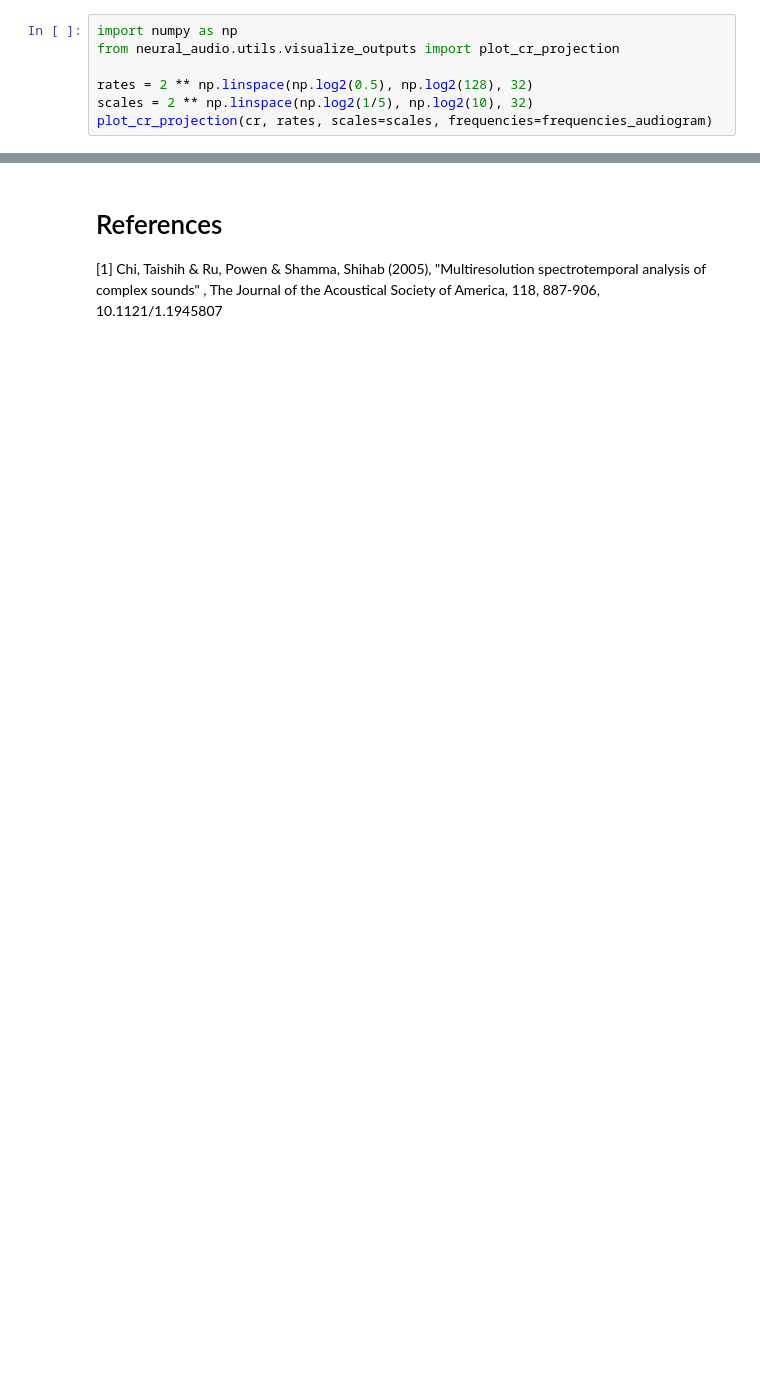
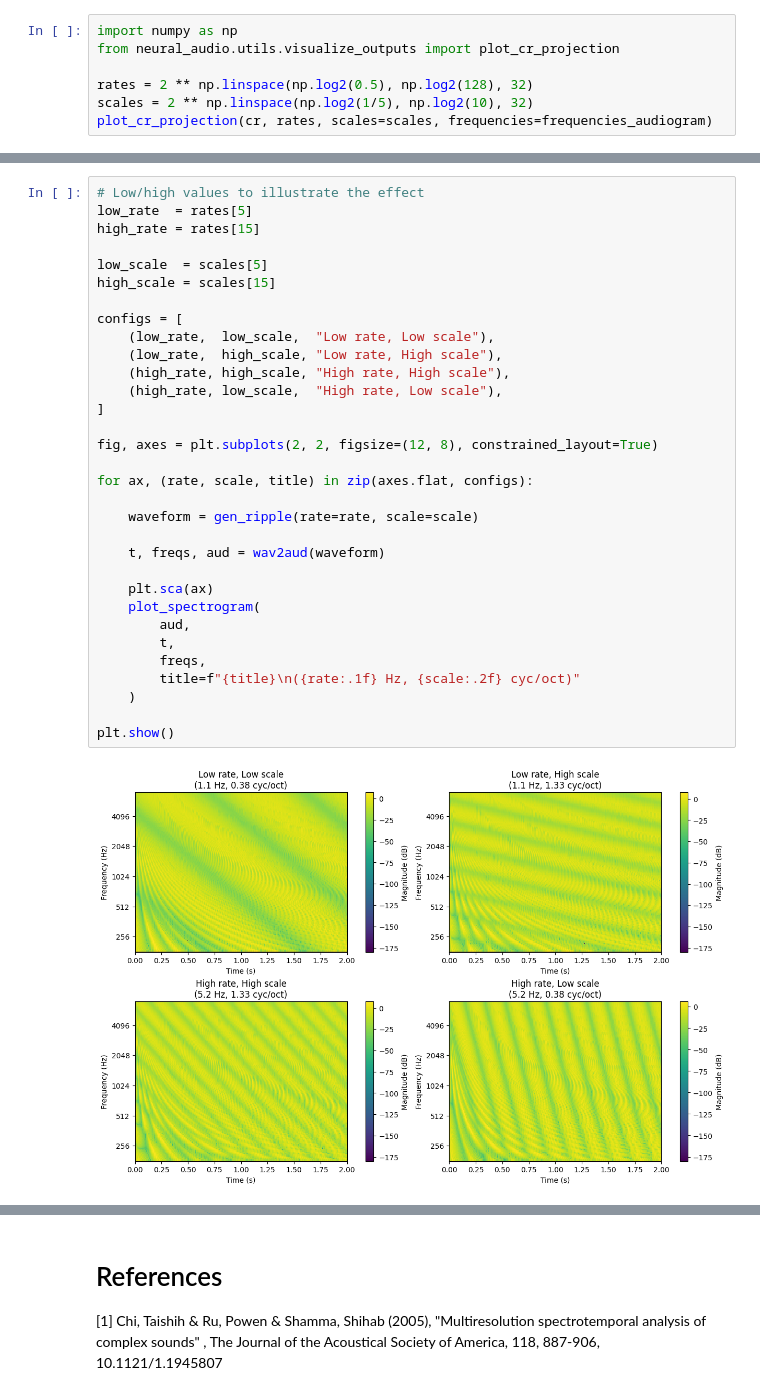
Before and after one commit to ninocapipoca/neural_audio, a Jupyter notebook: tutorials/Tutorial 2 - aud2cor.ipynb, the cells around one changed output, grey strips where cells are left out. Cells and saved outputs as stored; diff of their text form; blank space fills up the shorter version.

```diff
--- a/tutorials/Tutorial 2 - aud2cor.ipynb
+++ b/tutorials/Tutorial 2 - aud2cor.ipynb
@@ -132,0 +213,34 @@ plot_cr_projection(cr, rates, scales=scales, frequencies=frequencies_audiogram)
+# %%
+# Low/high values to illustrate the effect
+low_rate  = rates[5]
+high_rate = rates[15]
+
+low_scale  = scales[5]
+high_scale = scales[15]
+
+configs = [
+    (low_rate,  low_scale,  "Low rate, Low scale"),
+    (low_rate,  high_scale, "Low rate, High scale"),
+    (high_rate, high_scale, "High rate, High scale"),
+    (high_rate, low_scale,  "High rate, Low scale"),
+]
+
+fig, axes = plt.subplots(2, 2, figsize=(12, 8), constrained_layout=True)
+
+for ax, (rate, scale, title) in zip(axes.flat, configs):
+
+    waveform = gen_ripple(rate=rate, scale=scale)
+
+    t, freqs, aud = wav2aud(waveform)
+
+    plt.sca(ax)
+    plot_spectrogram(
+        aud,
+        t,
+        freqs,
+        title=f"{title}\n({rate:.1f} Hz, {scale:.2f} cyc/oct)"
+    )
+
+plt.show()
+# %% [output]
+[figure, added]
```
Also changed, not shown: parts of 26 cells of this notebook, 3 other files.
